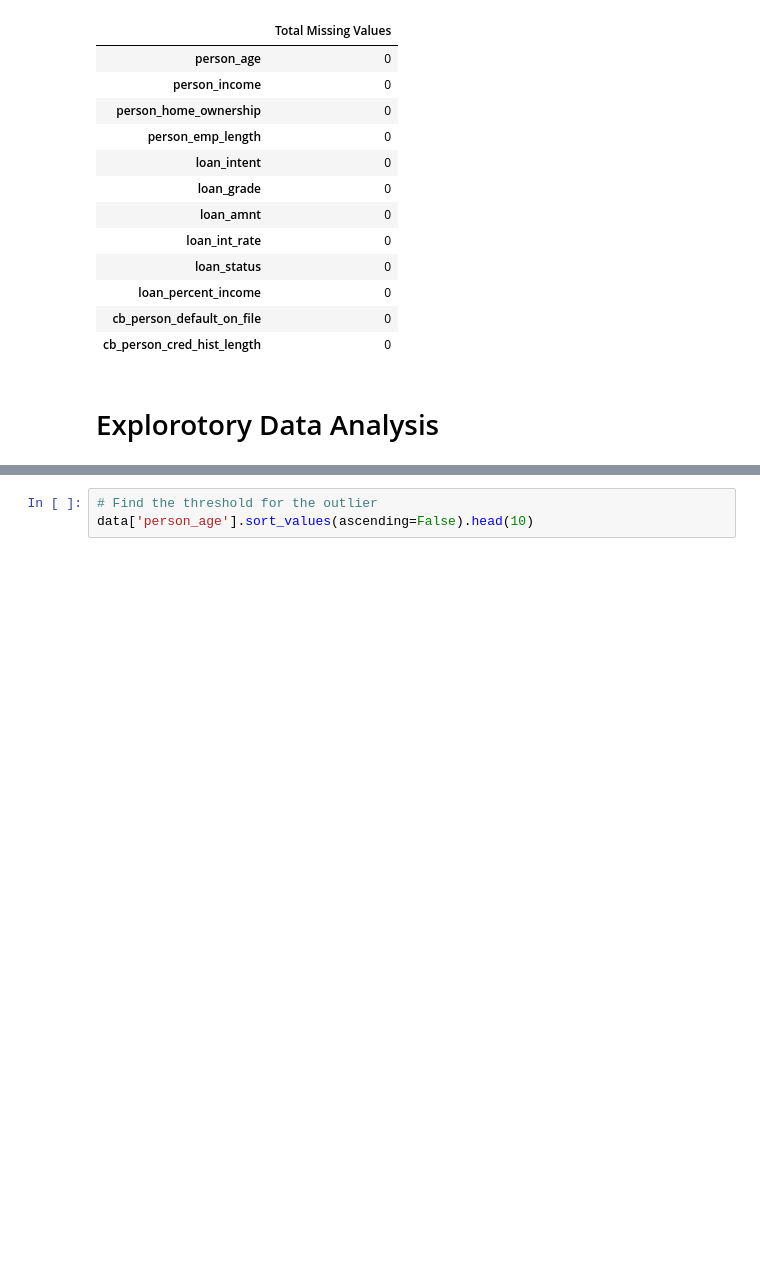
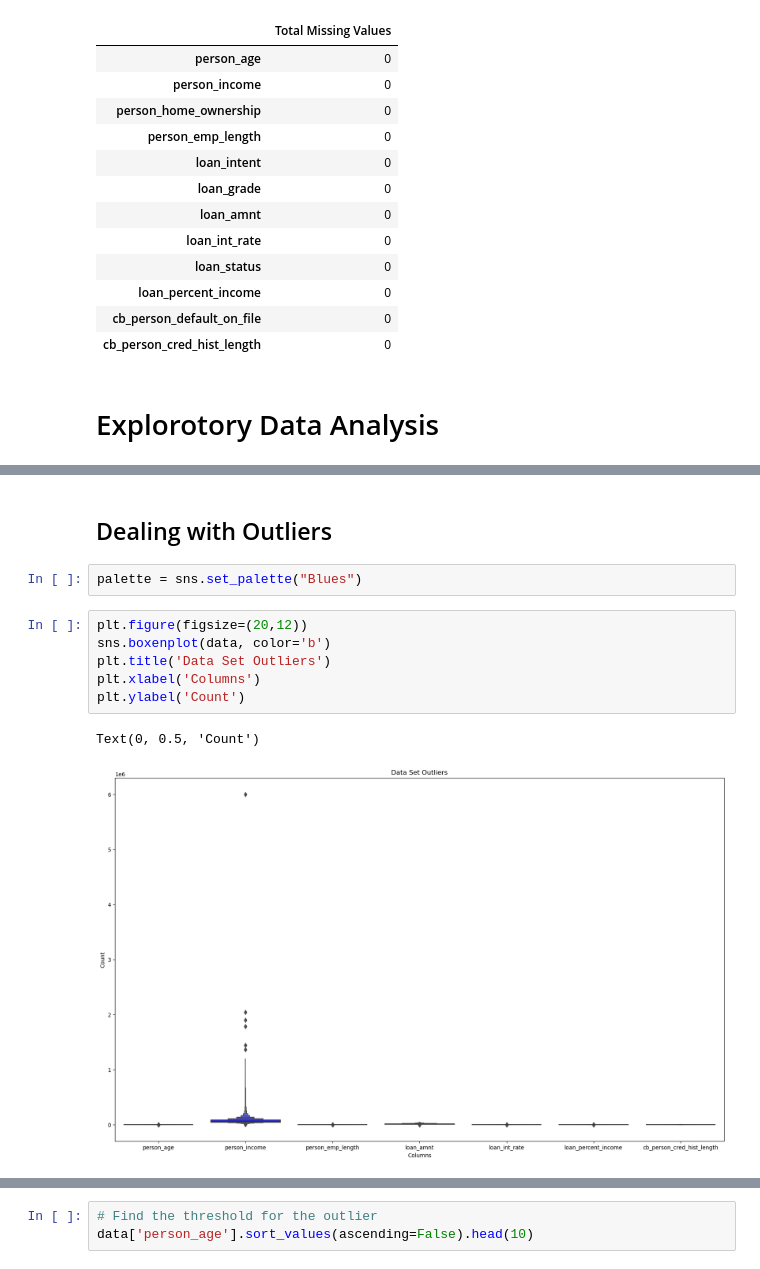
Before and after one commit to georgembugua00/credit_risk_classifier, a Jupyter notebook: notebook.ipynb, the cells around one changed output, grey strips where cells are left out. Saved outputs shown, nothing was run; the diff lists cells and outputs as text; blank space fills up the shorter version.

```diff
--- a/notebook.ipynb
+++ b/notebook.ipynb
@@ -252,3 +257,16 @@ data.describe()
 | 50% | 26.000000 | 5.600000e+04 | 4.000000 | 8000.000000 | 10.990000 | 0.150000 | ... |
 | 75% | 30.000000 | 8.000000e+04 | 7.000000 | 12500.000000 | 13.160000 | 0.230000 | ... |
 | max | 144.000000 | 6.000000e+06 | 123.000000 | 35000.000000 | 23.220000 | 0.830000 | ... |
+# %% [markdown]
+## Dealing with Outliers
+# %%
+palette = sns.set_palette("Blues")
+# %%
+plt.figure(figsize=(20,12))
+sns.boxenplot(data, color='b')
+plt.title('Data Set Outliers')
+plt.xlabel('Columns')
+plt.ylabel('Count')
+# %% [output]
+Text(0, 0.5, 'Count')
+[figure, added]
```
Also changed, not shown: parts of 41 cells of this notebook, 7 other files.
